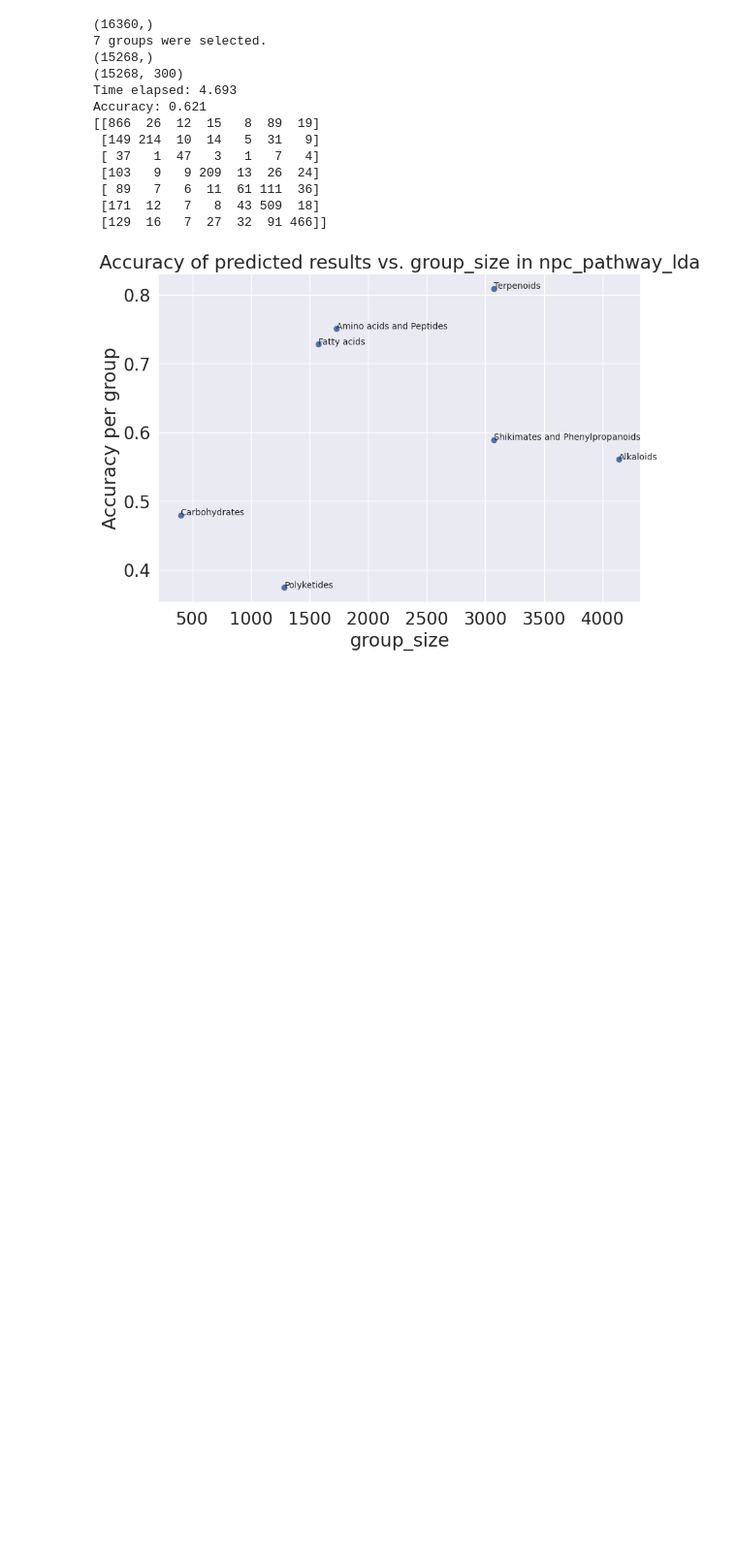
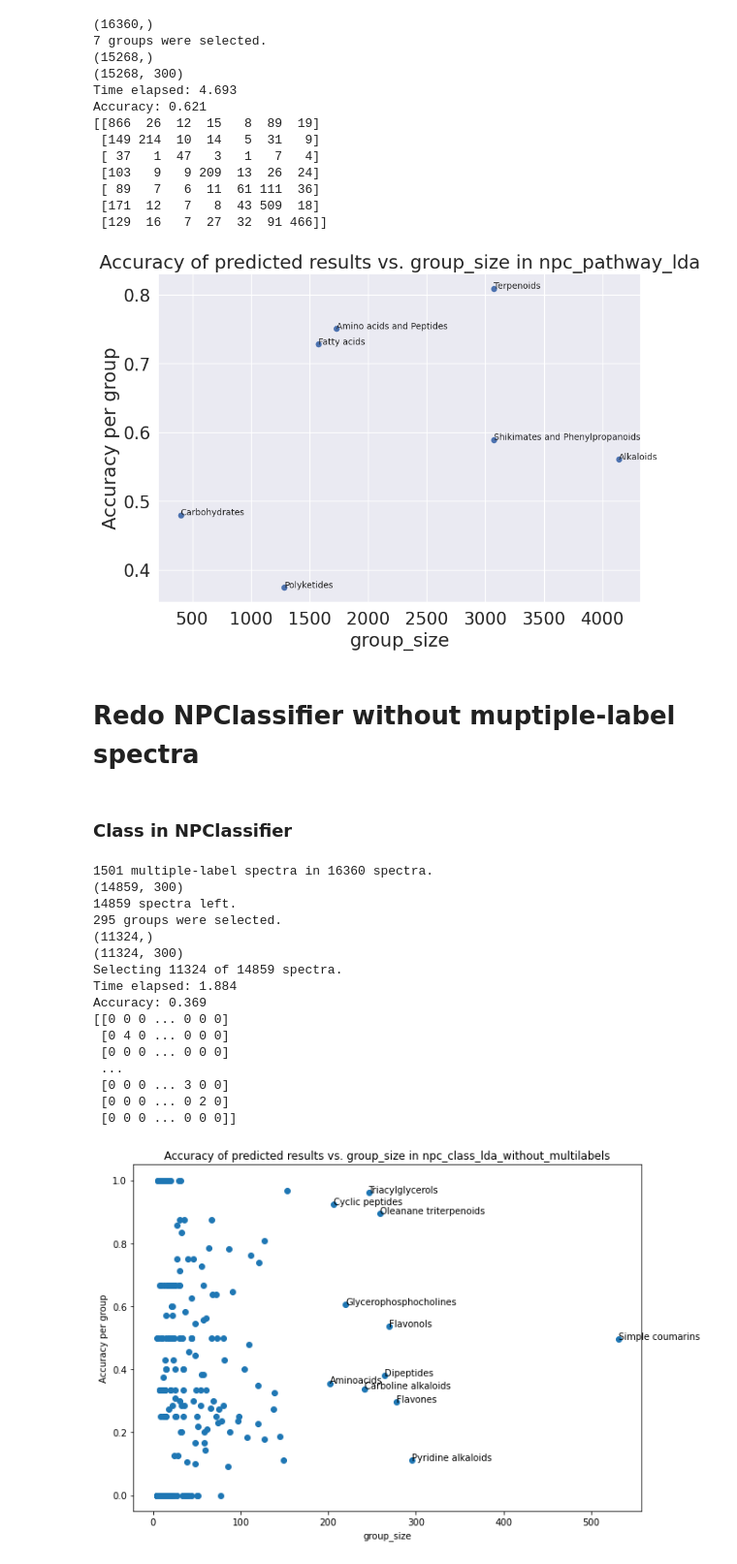
Before and after one commit to Yiyuan-Ding/MS2ChemClass, a Jupyter notebook: classification_lda.ipynb, the cells around one changed output. Shown at 97% size. Saved outputs shown, nothing was run; the diff lists cells and outputs as text; code cells hidden in the pictures; blank space fills up the shorter version.

```diff
--- a/classification_lda.ipynb
+++ b/classification_lda.ipynb
@@ -345,3 +349,49 @@ Accuracy: 0.621
  [171  12   7   8  43 509  18]
  [129  16   7  27  32  91 466]]
 [figure]
+# %% [markdown]
+# Redo NPClassifier without muptiple-label spectra
+# %%
+# Define the funtion to kick out multiple-label spectra
+def kick_out_multilabel_spectra(x_embeddings, y_labels):
+    multi_label_index=[]
+    for i,v in enumerate(y_labels):
+        lbs = v.split(';')
+        if len(lbs) >= 2:
+            multi_label_index.append(i)
+    print(f'{len(multi_label_index)} multiple-label spectra in {len(y_labels)} spectra.')
+    new_embeddings = np.delete(x_embeddings,multi_label_index,0)
+    print(new_embeddings.shape)
+    new_y_labels = [v for i,v in enumerate(y_labels) if i not in multi_label_index]
+    print(f'{len(new_y_labels)} spectra left.')
+    return new_embeddings, new_y_labels
+# %% [markdown]
+### Class in NPClassifier
+# %%
+data_type='npc_class_lda_without_multilabels'
+with open('/mnt/scratch/ding013/MS2ChemClass/embedding_arrays_for_classification/y_npc_class_results_labels_with_multiple_label.pickle', 'rb') as file_name:
+    y_label_list = pickle.load(file_name)
+new_embedding,y_label_list = kick_out_multilabel_spectra(X_embedding, y_label_list)
+X_embedding_2, y_label_2 = define_data(new_embedding, y_label_list, min_group_size=4, remove_unclassified = True)
+conf_mat,y_test,y_train,y_pred,labels = perform_lda(X_embedding_2, y_label_2, testing_size = 0.25, stratification=True)
+df_cm = plot_confusion_matrix(conf_mat, labels, save_path='/mnt/scratch/ding013/MS2ChemClass/confusion_matrix/heatmap_confusionmatrix_'+data_type+'_min4')
+accuracy_dict = calculate_accuracy_per_label(labels, conf_mat, y_train, save_path='/mnt/scratch/ding013/MS2ChemClass/accuracy_per_label2/accuracy_per_label_'+data_type+'_min4.pickle')
+scatter_plot_accuracy_per_label(accuracy_dict,show_annot_min_x=200, x_label='group_size',datatype=data_type, save_dir='/mnt/scratch/ding013/MS2ChemClass/scatter_accuracy_vs_groupsize/dot_accuracy_vs_groupsize_%s_min4.svg' % data_type)
+# %% [output]
+1501 multiple-label spectra in 16360 spectra.
+(14859, 300)
+14859 spectra left.
+295 groups were selected.
+(11324,)
+(11324, 300)
+Selecting 11324 of 14859 spectra.
+Time elapsed: 1.884
+Accuracy: 0.369
+[[0 0 0 ... 0 0 0]
+ [0 4 0 ... 0 0 0]
+ [0 0 0 ... 0 0 0]
+ ...
+ [0 0 0 ... 3 0 0]
+ [0 0 0 ... 0 2 0]
+ [0 0 0 ... 0 0 0]]
+[figure, added]
```
Also changed, not shown: parts of 6 cells of this notebook, 4 other files.
